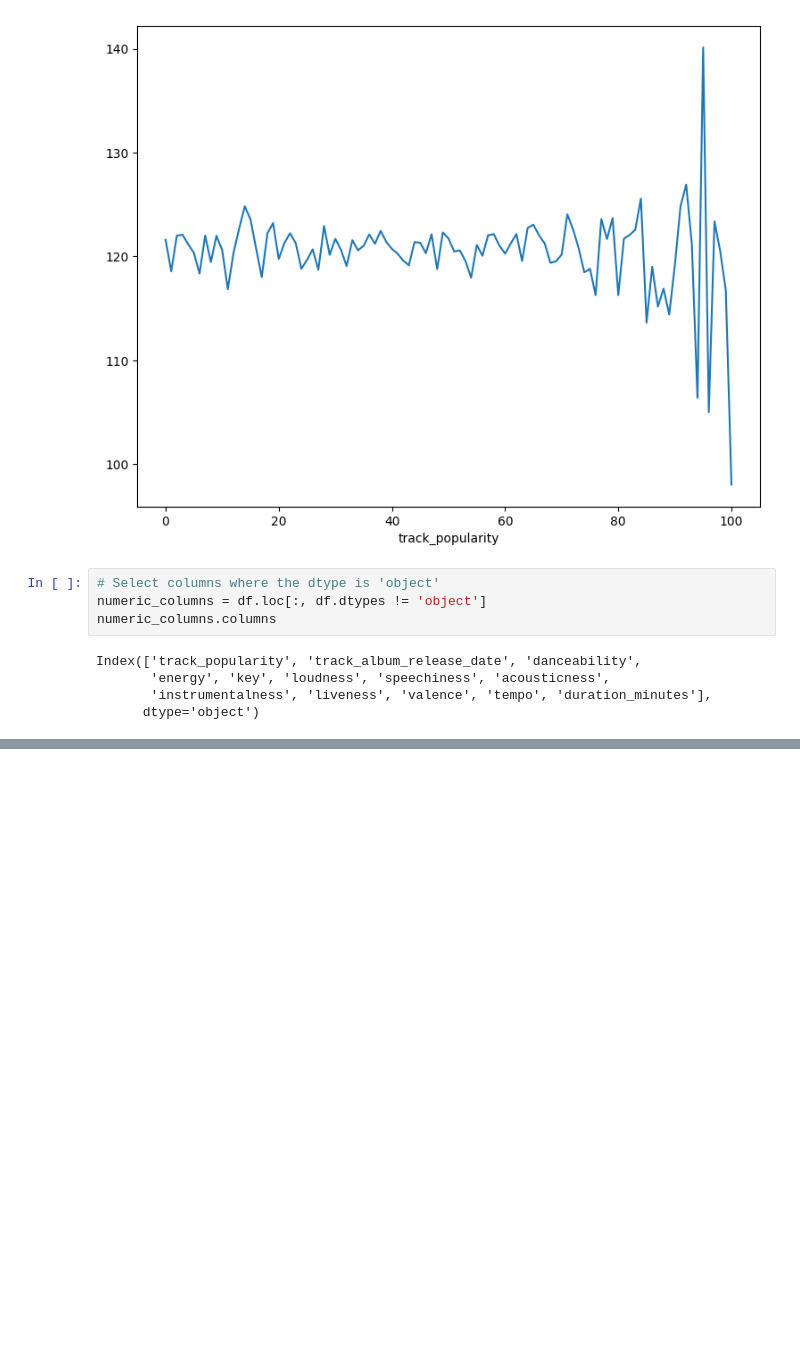
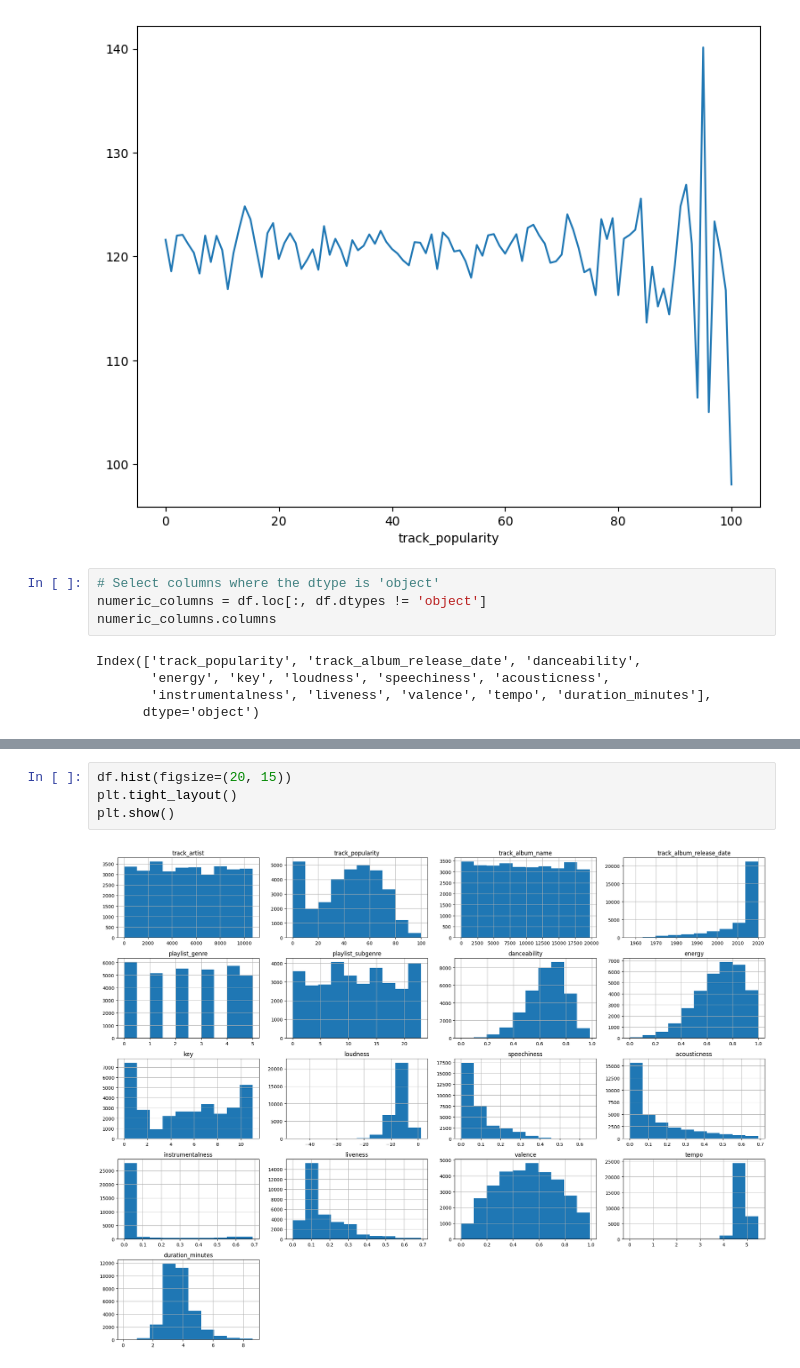
Before and after one commit to riwanahas/runreco, a Jupyter notebook: spotify_reco/models/spotify_reco_model_1.ipynb, the cells around one changed output, grey strips where cells are left out. Drawn from its saved outputs; the diff is of its cells as text; blank space fills up the shorter version.

```diff
--- a/spotify_reco/models/spotify_reco_model_1.ipynb
+++ b/spotify_reco/models/spotify_reco_model_1.ipynb
@@ -233,0 +324,6 @@ Index(['track_popularity', 'track_album_release_date', 'danceability',
+# %%
+df.hist(figsize=(20, 15))
+plt.tight_layout()
+plt.show()
+# %% [output]
+[figure, added]
```
Also changed, not shown: parts of 13 cells of this notebook.
